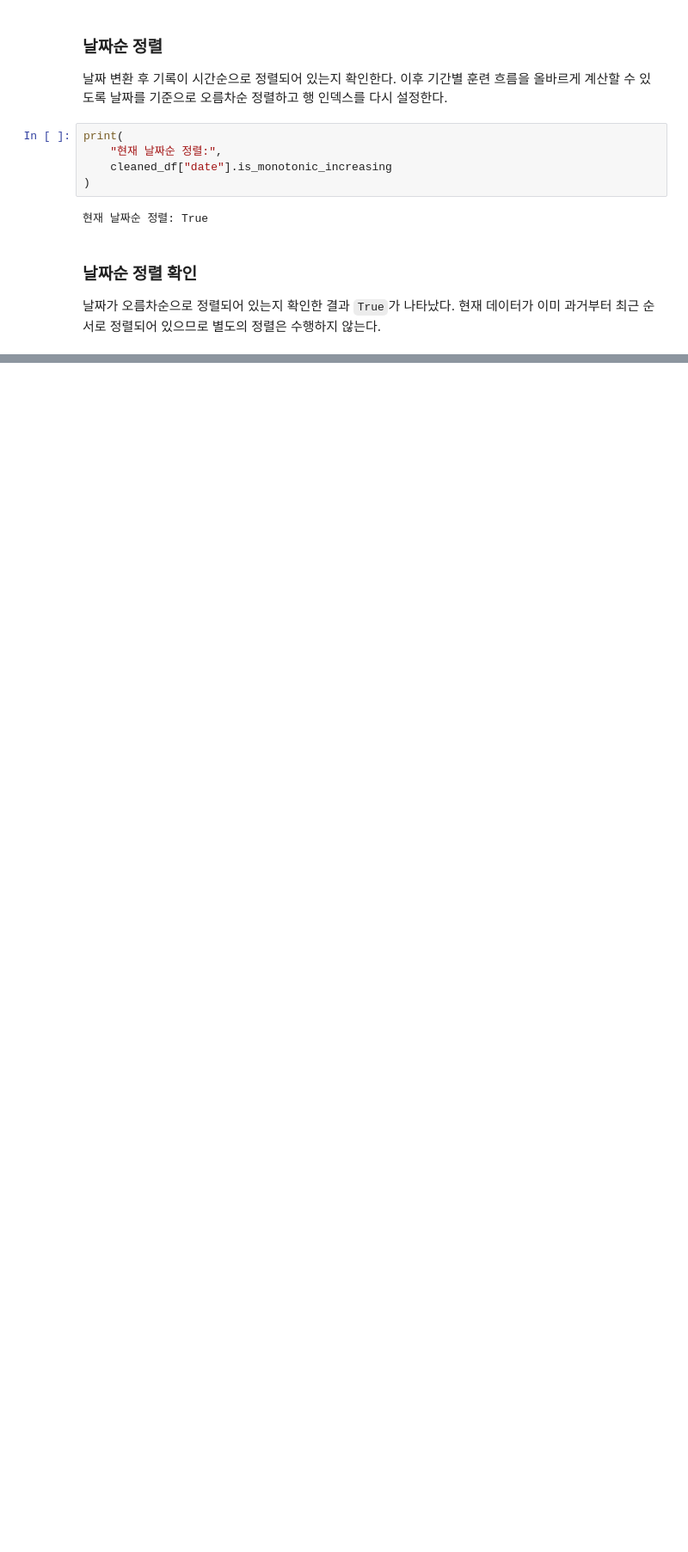
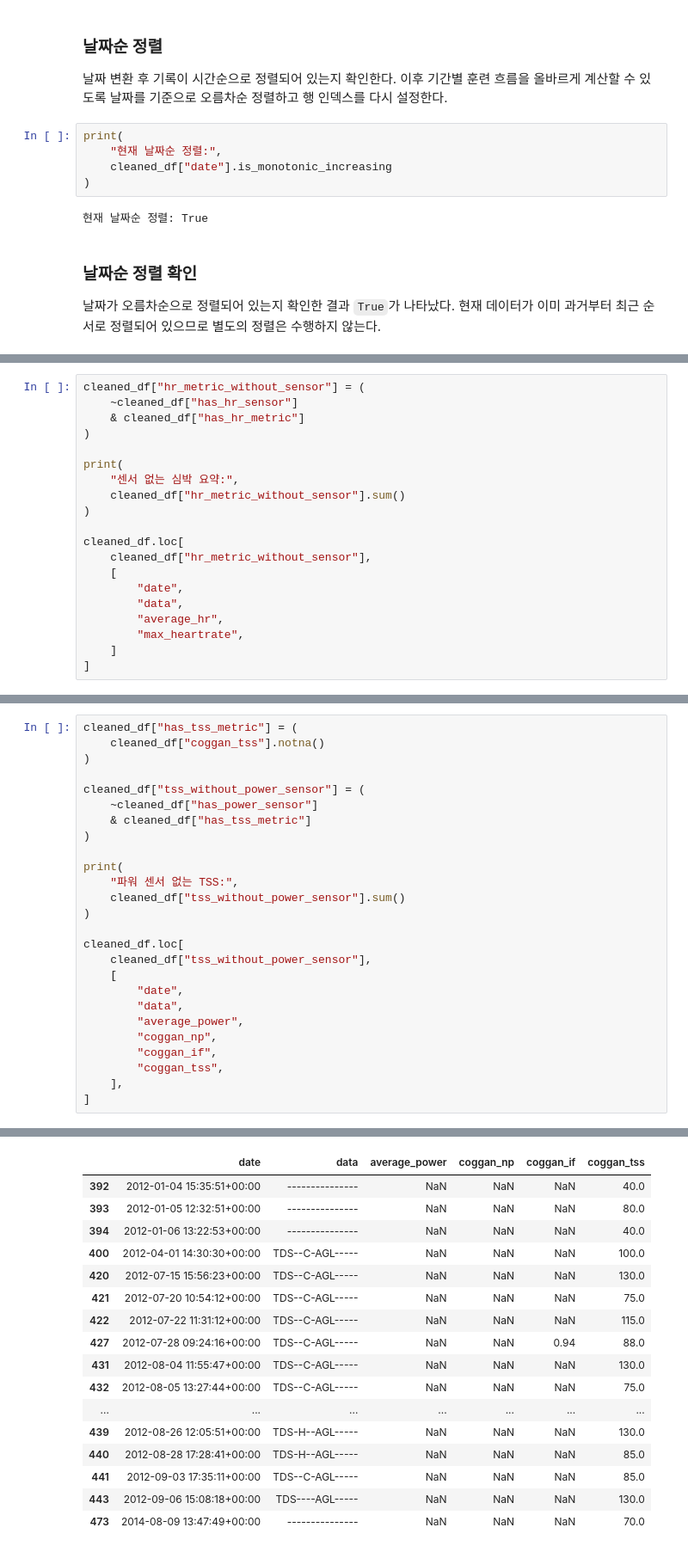
Before and after one commit to jhh0107gsc-hub/cycling, a Jupyter notebook: notebooks/01_goldencheetah_exploration.ipynb, the cells around one changed output, grey strips where cells are left out. Shown at 86% size. Saved outputs shown, nothing was run; the diff lists cells and outputs as text; blank space fills up the shorter version.

Commit message:
Flag metrics without sensor data

```diff
--- a/notebooks/01_goldencheetah_exploration.ipynb
+++ b/notebooks/01_goldencheetah_exploration.ipynb
@@ -627,0 +637,20 @@ print(
+# %%
+cleaned_df["hr_metric_without_sensor"] = (
+    ~cleaned_df["has_hr_sensor"]
+    & cleaned_df["has_hr_metric"]
+)
+
+print(
+    "센서 없는 심박 요약:",
+    cleaned_df["hr_metric_without_sensor"].sum()
+)
+
+cleaned_df.loc[
+    cleaned_df["hr_metric_without_sensor"],
+    [
+        "date",
+        "data",
+        "average_hr",
+        "max_heartrate",
+    ]
+]
@@ -627,0 +679,27 @@ print(
+# %%
+cleaned_df["has_tss_metric"] = (
+    cleaned_df["coggan_tss"].notna()
+)
+
+cleaned_df["tss_without_power_sensor"] = (
+    ~cleaned_df["has_power_sensor"]
+    & cleaned_df["has_tss_metric"]
+)
+
+print(
+    "파워 센서 없는 TSS:",
+    cleaned_df["tss_without_power_sensor"].sum()
+)
+
+cleaned_df.loc[
+    cleaned_df["tss_without_power_sensor"],
+    [
+        "date",
+        "data",
+        "average_power",
+        "coggan_np",
+        "coggan_if",
+        "coggan_tss",
+    ],
+]
+# %% [output]
@@ -627,0 +707,17 @@ print(
+|  | date | data | average_power | coggan_np | coggan_if | coggan_tss |
+| 392 | 2012-01-04 15:35:51+00:00 | --------------- | NaN | NaN | NaN | 40.0 |
+| 393 | 2012-01-05 12:32:51+00:00 | --------------- | NaN | NaN | NaN | 80.0 |
+| 394 | 2012-01-06 13:22:53+00:00 | --------------- | NaN | NaN | NaN | 40.0 |
+| 400 | 2012-04-01 14:30:30+00:00 | TDS--C-AGL----- | NaN | NaN | NaN | 100.0 |
+| 420 | 2012-07-15 15:56:23+00:00 | TDS--C-AGL----- | NaN | NaN | NaN | 130.0 |
+| 421 | 2012-07-20 10:54:12+00:00 | TDS--C-AGL----- | NaN | NaN | NaN | 75.0 |
+| 422 | 2012-07-22 11:31:12+00:00 | TDS--C-AGL----- | NaN | NaN | NaN | 115.0 |
+| 427 | 2012-07-28 09:24:16+00:00 | TDS--C-AGL----- | NaN | NaN | 0.94 | 88.0 |
+| 431 | 2012-08-04 11:55:47+00:00 | TDS--C-AGL----- | NaN | NaN | NaN | 130.0 |
+| 432 | 2012-08-05 13:27:44+00:00 | TDS--C-AGL----- | NaN | NaN | NaN | 75.0 |
+| ... | ... | ... | ... | ... | ... | ... |
+| 439 | 2012-08-26 12:05:51+00:00 | TDS-H--AGL----- | NaN | NaN | NaN | 130.0 |
+| 440 | 2012-08-28 17:28:41+00:00 | TDS-H--AGL----- | NaN | NaN | NaN | 85.0 |
+| 441 | 2012-09-03 17:35:11+00:00 | TDS--C-AGL----- | NaN | NaN | NaN | 85.0 |
+| 443 | 2012-09-06 15:08:18+00:00 | TDS----AGL----- | NaN | NaN | NaN | 130.0 |
+| 473 | 2014-08-09 13:47:49+00:00 | --------------- | NaN | NaN | NaN | 70.0 |
```
Also changed, not shown: parts of 7 cells of this notebook.
